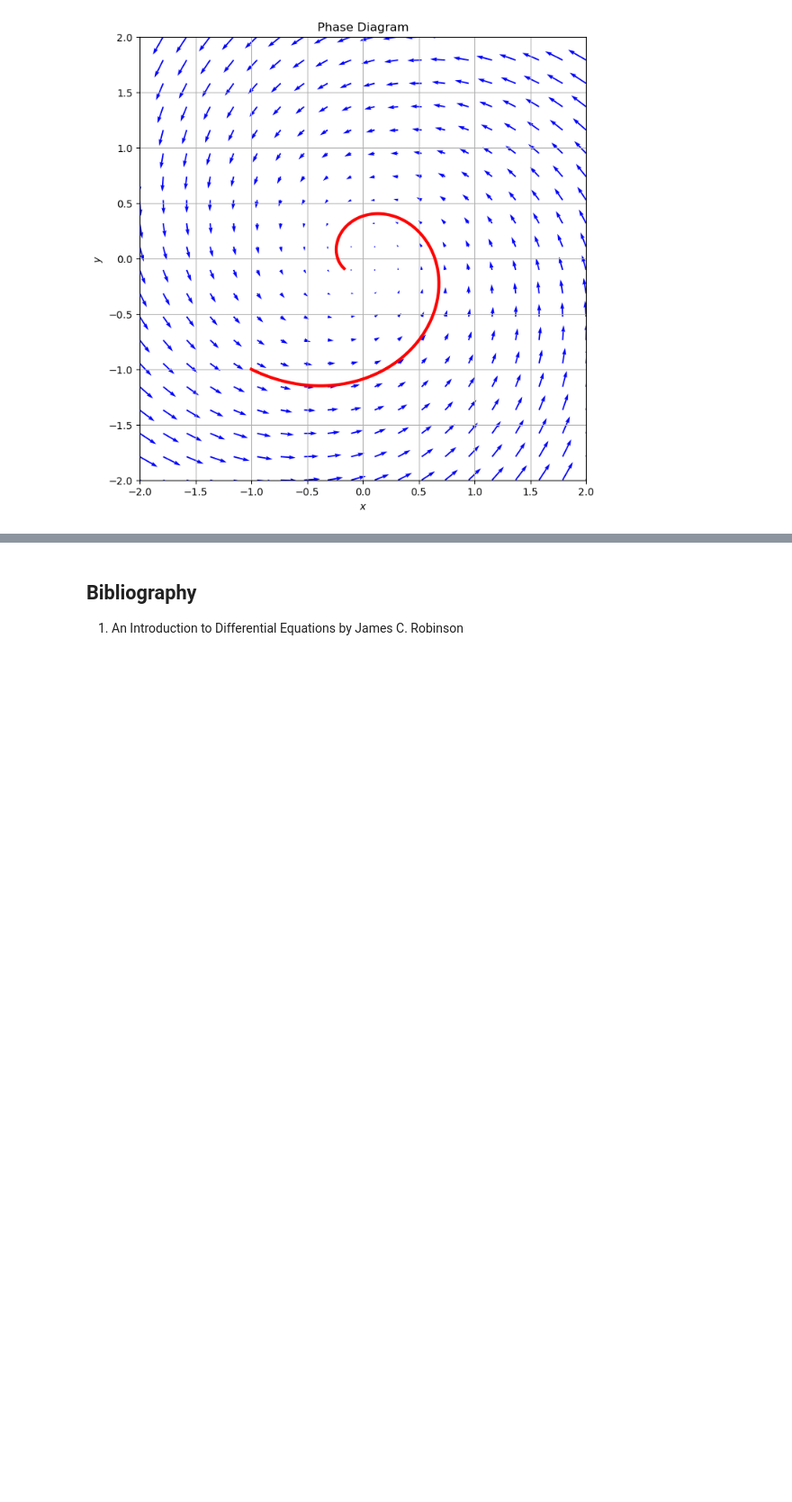
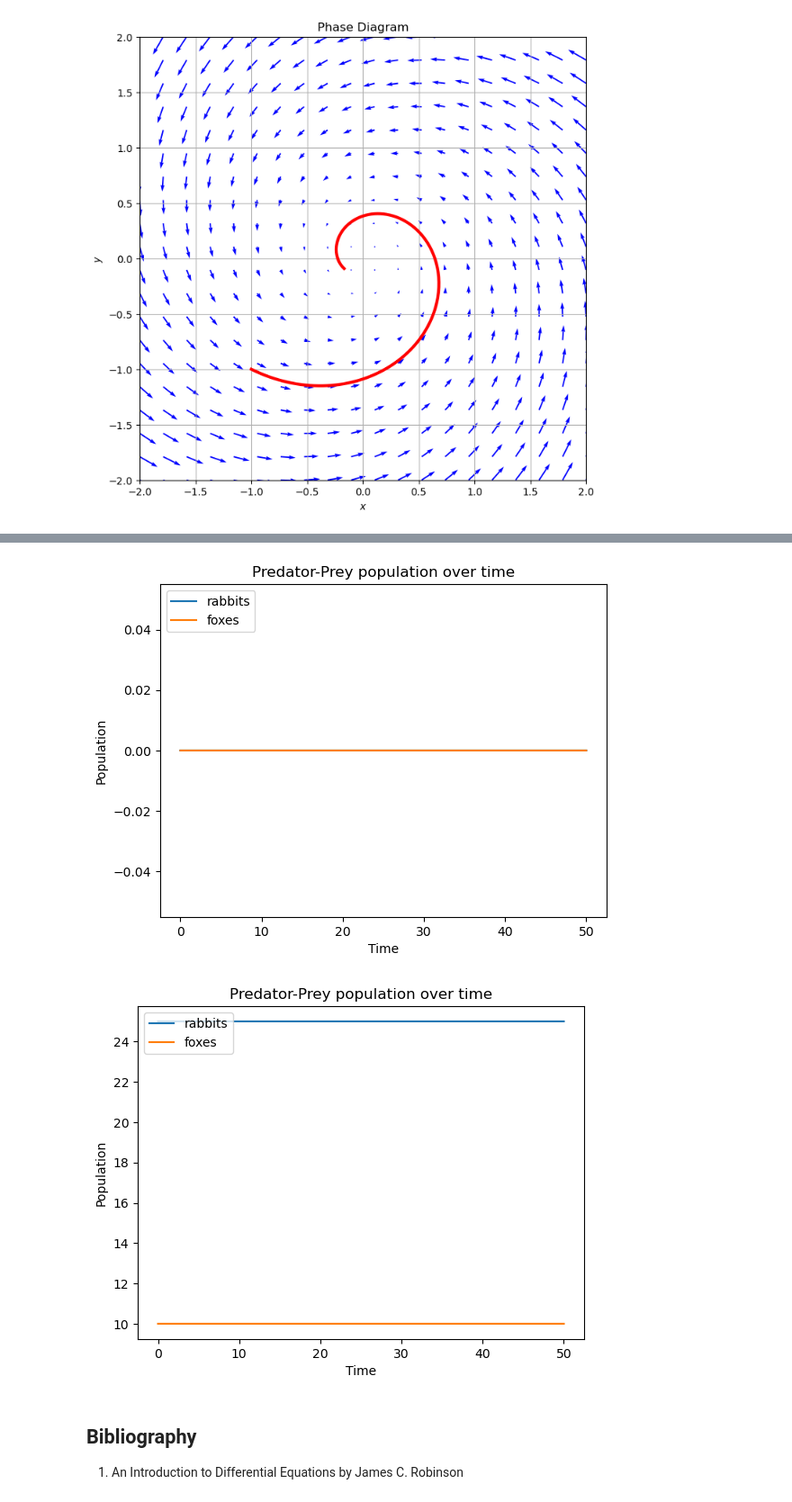
Before and after one commit to AlexanderTsoiGeorgiev/Differential-Equations, a Jupyter notebook: Differential Equations.ipynb, the cells around one changed output, grey strips where cells are left out. Shown at 90% size. Cells and saved outputs as stored; diff of their text form; code cells hidden in the pictures; blank space fills up the shorter version.

```diff
--- a/Differential Equations.ipynb
+++ b/Differential Equations.ipynb
@@ -816,3 +879,14 @@ plot_phase_diagram(equation_system=equation_system, initial_conditions=np.array(
+# %%
+plot_predator_prey_model(initial_prey = 0, initial_predator = 0, phase_diagram = False)
+
+alpha = 1
+beta = 0.1
+gamma = 0.5
+delta = 0.02
+plot_predator_prey_model(initial_prey = gamma / delta, initial_predator = alpha/beta, phase_diagram = False)
+# %% [output]
+[figure, added]
+[figure, added]
 # %% [markdown]
 ## Bibliography
 1. An Introduction to Differential Equations by James C. Robinson
```
Also changed, not shown: parts of 19 cells of this notebook.
